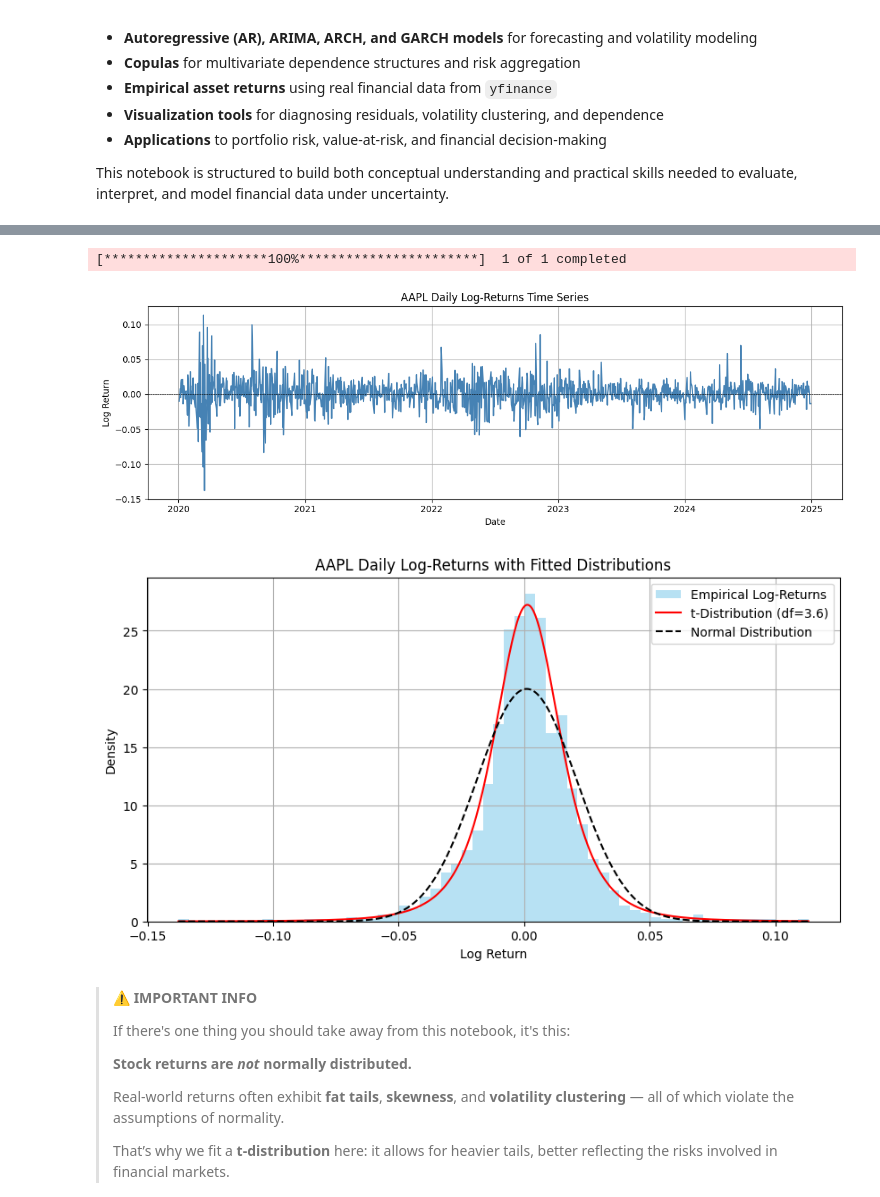
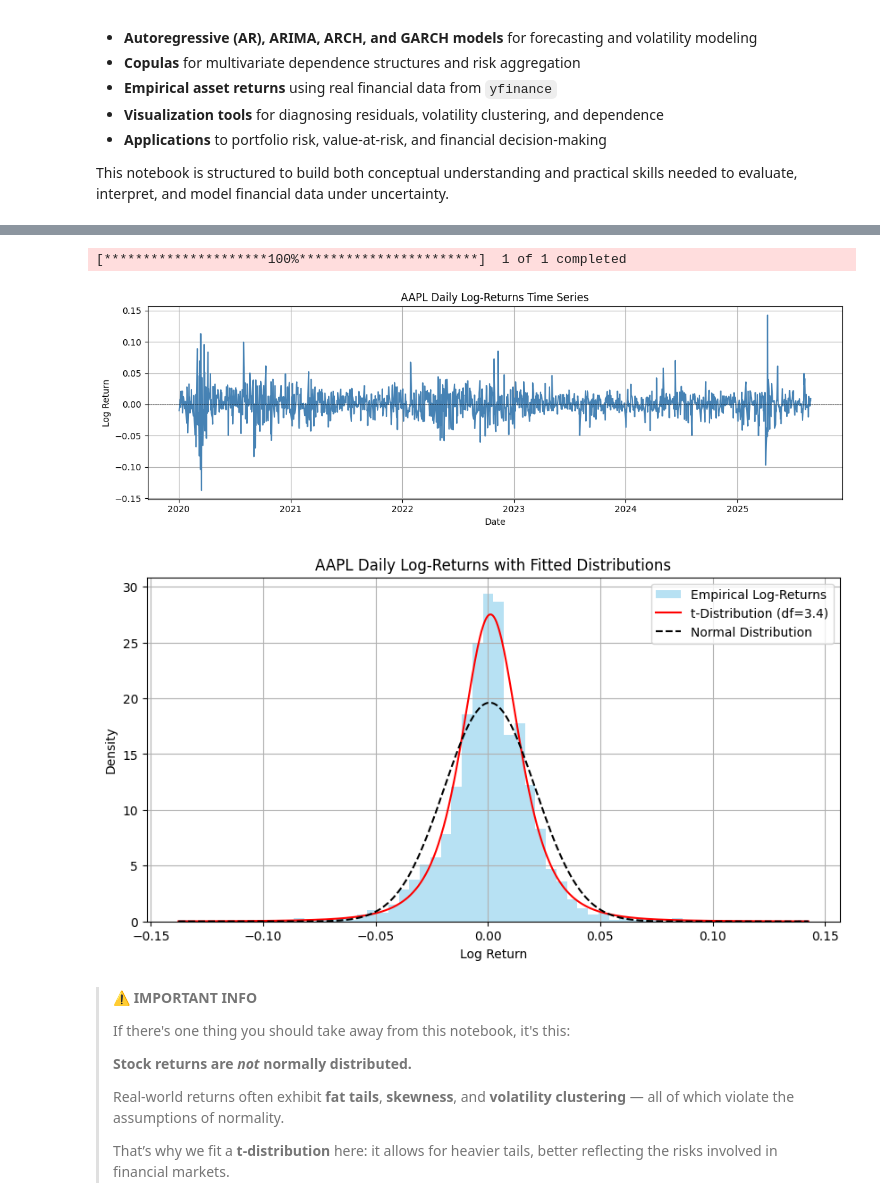
Before and after one commit to lonespear/MA206, a Jupyter notebook: QuantitativeFinance.ipynb, the cells around one changed output, grey strips where cells are left out. Cells and saved outputs as stored; diff of their text form; code cells hidden in the pictures.

```diff
--- a/QuantitativeFinance.ipynb
+++ b/QuantitativeFinance.ipynb
@@ -87,7 +116,7 @@ Let’s see this in action:
 # %%
 # Load historical daily price data
 ticker = 'AAPL'
-df = yf.download(ticker, start='2020-01-01', end='2024-12-31', auto_adjust=True)
+df = yf.download(ticker, start='2020-01-01', end='2025-08-29', auto_adjust=True)
 prices = df['Close']
 log_returns = np.log(prices / prices.shift(1)).dropna()
 
@@ -96,35 +125,35 @@ params = t.fit(log_returns)  # returns df, loc, scale
 df_t, mu_t, sigma_t = params
 
 # Compare histogram to fitted t-distribution
 x = np.linspace(log_returns.min(), log_returns.max(), 500)
 pdf_t = t.pdf(x, df_t, loc=mu_t, scale=sigma_t)
 pdf_n = norm.pdf(x, loc=log_returns.mean(), scale=log_returns.std())
 
 # Plot time series of log-returns
 plt.figure(figsize=(12, 4))
 plt.plot(log_returns.index, log_returns, color='steelblue')
 plt.axhline(0, color='black', linewidth=0.5, linestyle='--')
 plt.title(f"{ticker} Daily Log-Returns Time Series")
 plt.xlabel("Date")
 plt.ylabel("Log Return")
 plt.grid(True)
 plt.tight_layout()
 plt.show()
 
 plt.figure(figsize=(10, 5))
 plt.hist(log_returns, bins=60, density=True, alpha=0.6, color='skyblue', label='Empirical Log-Returns')
 plt.plot(x, pdf_t, 'r-', label=f"t-Distribution (df={df_t:.1f})")
 plt.plot(x, pdf_n, 'k--', label="Normal Distribution")
 plt.title(f"{ticker} Daily Log-Returns with Fitted Distributions")
 plt.xlabel("Log Return")
 plt.ylabel("Density")
 plt.legend()
 plt.grid(True)
 plt.show()
 # %% [output]
 [*********************100%***********************]  1 of 1 completed
-[figure, old version]
+[figure, new version]
-[figure, old version]
+[figure, new version]
 # %% [markdown]
 > ⚠️ **IMPORTANT INFO**
 >
```
Also changed, not shown: parts of 4 cells of this notebook.
